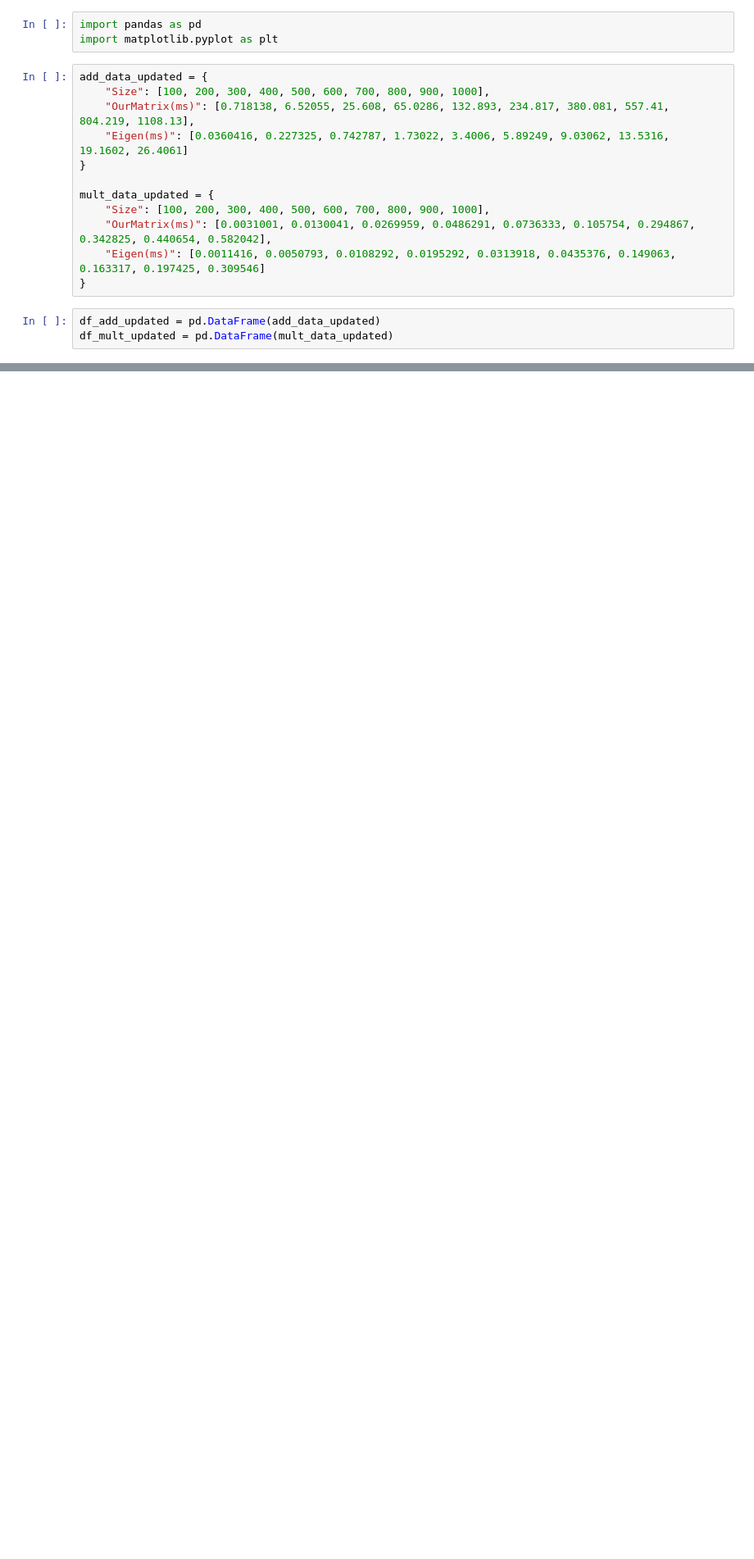
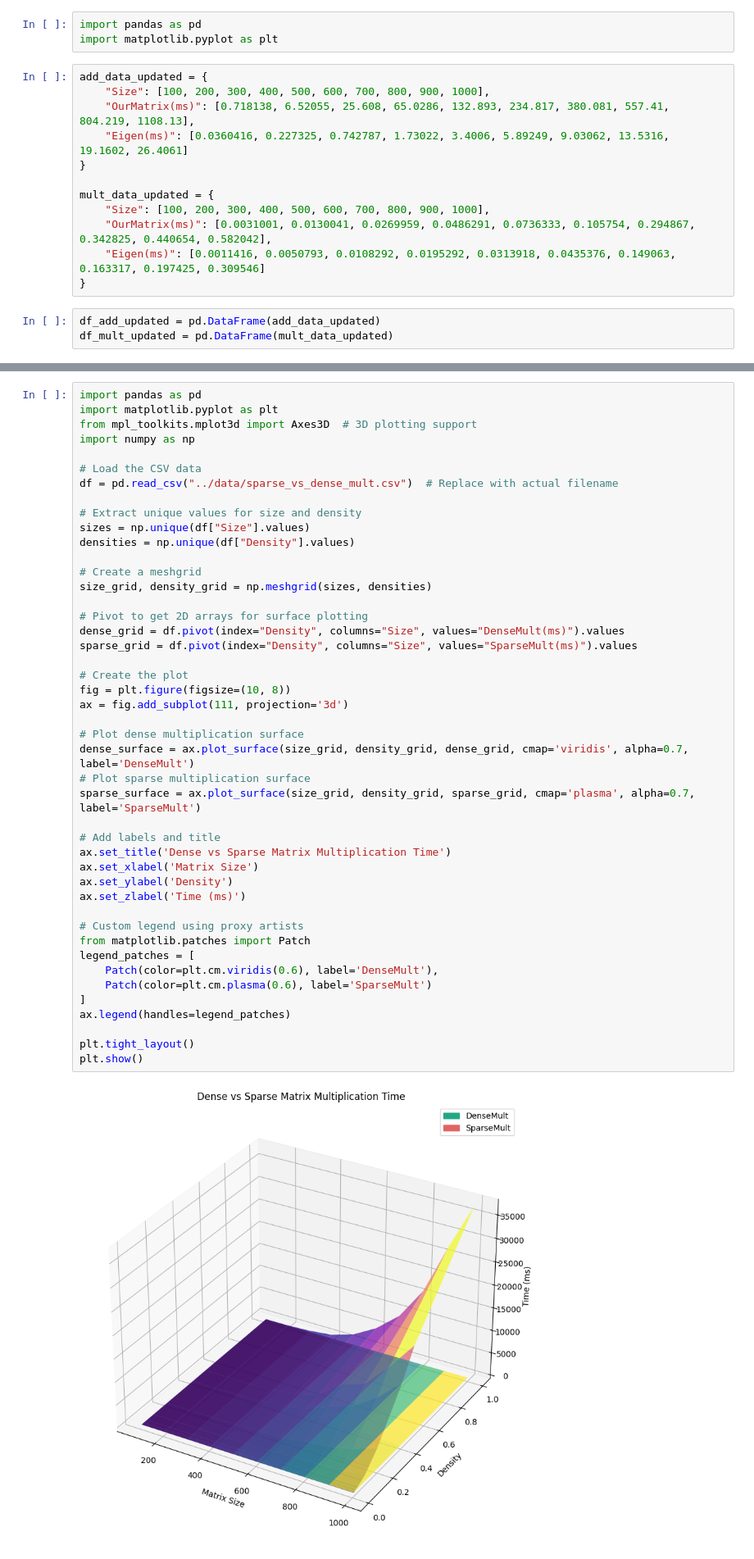
Before and after one commit to SahaidakYurii/linear_algebra_lib, a Jupyter notebook: benchmarks/benchmarks.ipynb, the cells around one changed output, grey strips where cells are left out. Shown at 82% size. Cells and saved outputs as stored; diff of their text form; blank space fills up the shorter version.

```diff
--- a/benchmarks/benchmarks.ipynb
+++ b/benchmarks/benchmarks.ipynb
@@ -89,0 +92,47 @@ plt.show()
+# %%
+import pandas as pd
+import matplotlib.pyplot as plt
+from mpl_toolkits.mplot3d import Axes3D  # 3D plotting support
+import numpy as np
+
+# Load the CSV data
+df = pd.read_csv("../data/sparse_vs_dense_mult.csv")  # Replace with actual filename
+
+# Extract unique values for size and density
+sizes = np.unique(df["Size"].values)
+densities = np.unique(df["Density"].values)
+
+# Create a meshgrid
+size_grid, density_grid = np.meshgrid(sizes, densities)
+
+# Pivot to get 2D arrays for surface plotting
+dense_grid = df.pivot(index="Density", columns="Size", values="DenseMult(ms)").values
+sparse_grid = df.pivot(index="Density", columns="Size", values="SparseMult(ms)").values
+
+# Create the plot
+fig = plt.figure(figsize=(10, 8))
+ax = fig.add_subplot(111, projection='3d')
+
+# Plot dense multiplication surface
+dense_surface = ax.plot_surface(size_grid, density_grid, dense_grid, cmap='viridis', alpha=0.7, label='DenseMult')
+# Plot sparse multiplication surface
+sparse_surface = ax.plot_surface(size_grid, density_grid, sparse_grid, cmap='plasma', alpha=0.7, label='SparseMult')
+
+# Add labels and title
+ax.set_title('Dense vs Sparse Matrix Multiplication Time')
+ax.set_xlabel('Matrix Size')
+ax.set_ylabel('Density')
+ax.set_zlabel('Time (ms)')
+
+# Custom legend using proxy artists
+from matplotlib.patches import Patch
+legend_patches = [
+    Patch(color=plt.cm.viridis(0.6), label='DenseMult'),
+    Patch(color=plt.cm.plasma(0.6), label='SparseMult')
+]
+ax.legend(handles=legend_patches)
+
+plt.tight_layout()
+plt.show()
+# %% [output]
+[figure, added]
```
Also changed, not shown: parts of 5 cells of this notebook, 12 other files.
